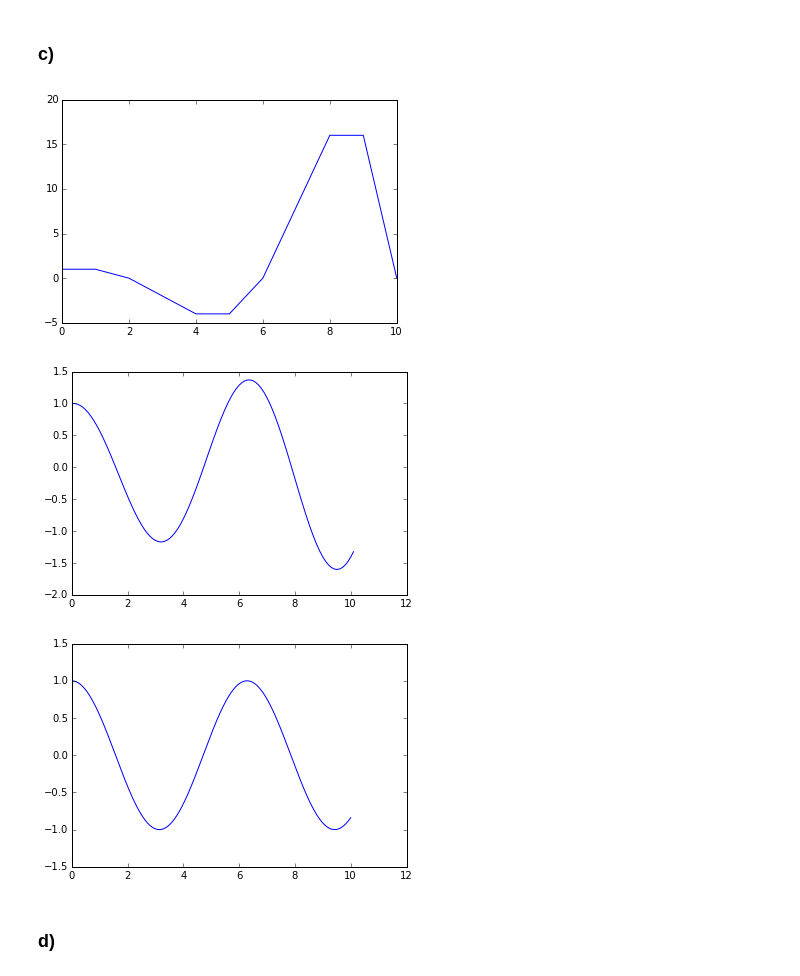
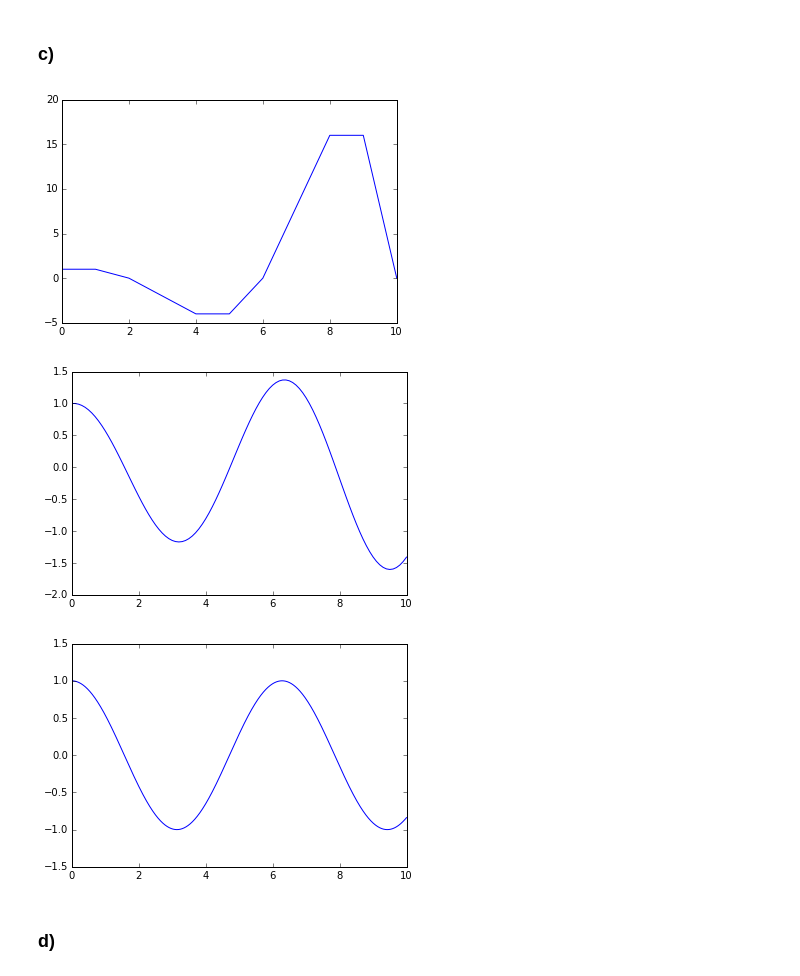
Before and after one commit to nilsvu/bic-ws1516, a Jupyter notebook: exercises/exercise 2.ipynb, the cells around one changed output. Drawn from its saved outputs; the diff is of its cells as text; code cells hidden in the pictures.

Commit message:
completed forward_euler exercise

```diff
--- a/exercises/exercise 2.ipynb
+++ b/exercises/exercise 2.ipynb
@@ -10,3 +10,28 @@ import scipy.constants as const
 ## 2.3 Euler moving forward
 # %% [markdown]
 ### a)
+# %%
+def forward_euler(x_0, F, dt, t_sim):
+    n = int(t_sim / dt)
+    dim = 1
+    if len(np.shape(x_0)) > 0:
+        dim = np.shape(x_0)[0]
+    x = np.zeros((n+1,dim))
+    x[0] = x_0
+    t = np.zeros(n+1)
+    t[0] = 0
+    for i in range(n):
+        dx = dt * F(x[i],t[i])
+        x[i+1] = x[i] + dx
+        t[i+1] = t[i] + dt
+    return x, t
+
+def plot_forward_euler(dt_list,*args,**kwargs):
+    for (i, dt) in enumerate(dt_list):
+        x, t = forward_euler(dt=dt,*args,**kwargs)
+        fig = plt.figure()
+        if len(np.shape(x))>1:
+            x_plt = x[:,0]
+        else:
+            x_plt = x
+        plt.plot(t,x_plt)
@@ -60,10 +66,10 @@ euler(x_0=0, F=F_unstable, dt_list=dt_list, t_sim=t_sim)
 ### c)
 # %%
 F_osc2d = lambda x,t: np.dot(np.array([[0,1],[-1,0]]),x)
-euler(x_0=np.array([1,0]), F=F_osc2d, dt_list=[1,0.1,1e-5], t_sim=10)
+plot_forward_euler(x_0=np.array([1,0]), F=F_osc2d, dt_list=[1,0.1,1e-5], t_sim=10)
 # %% [output]
 [figure]
-[figure, old version]
+[figure, new version]
-[figure, old version]
+[figure, new version]
 # %% [markdown]
 ### d)
```
Also changed, not shown: parts of 11 cells of this notebook, 1 other file.
